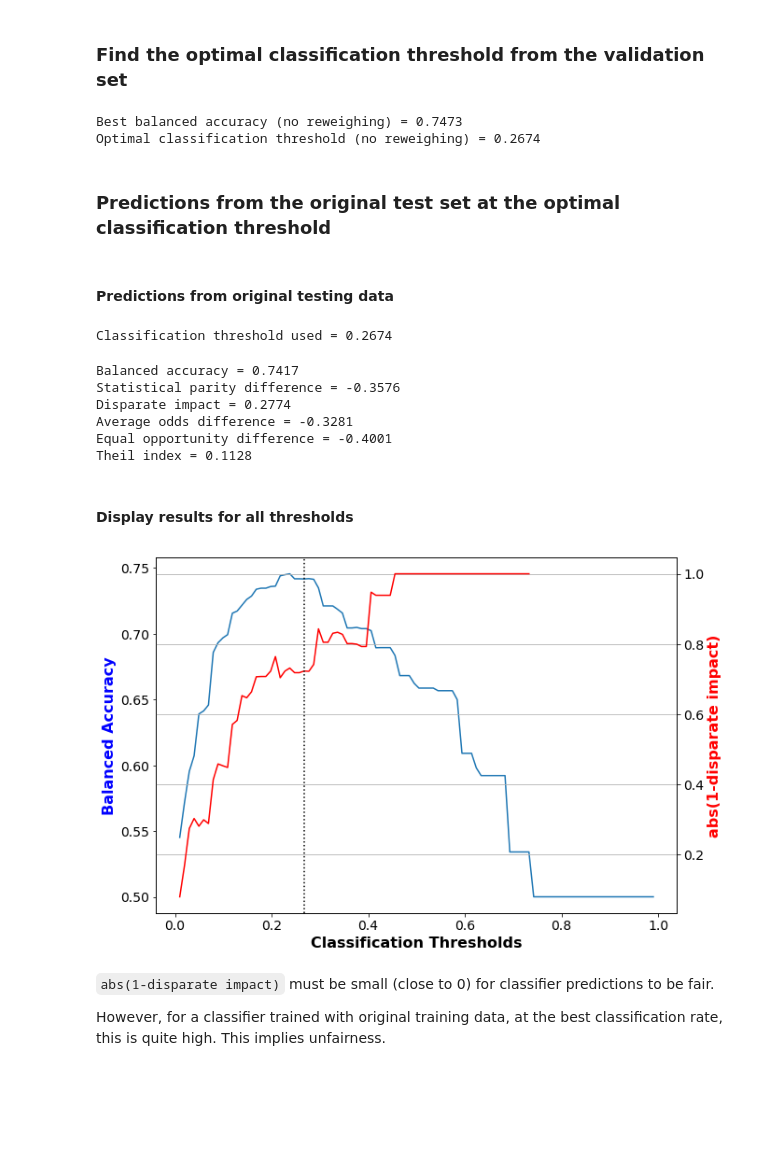
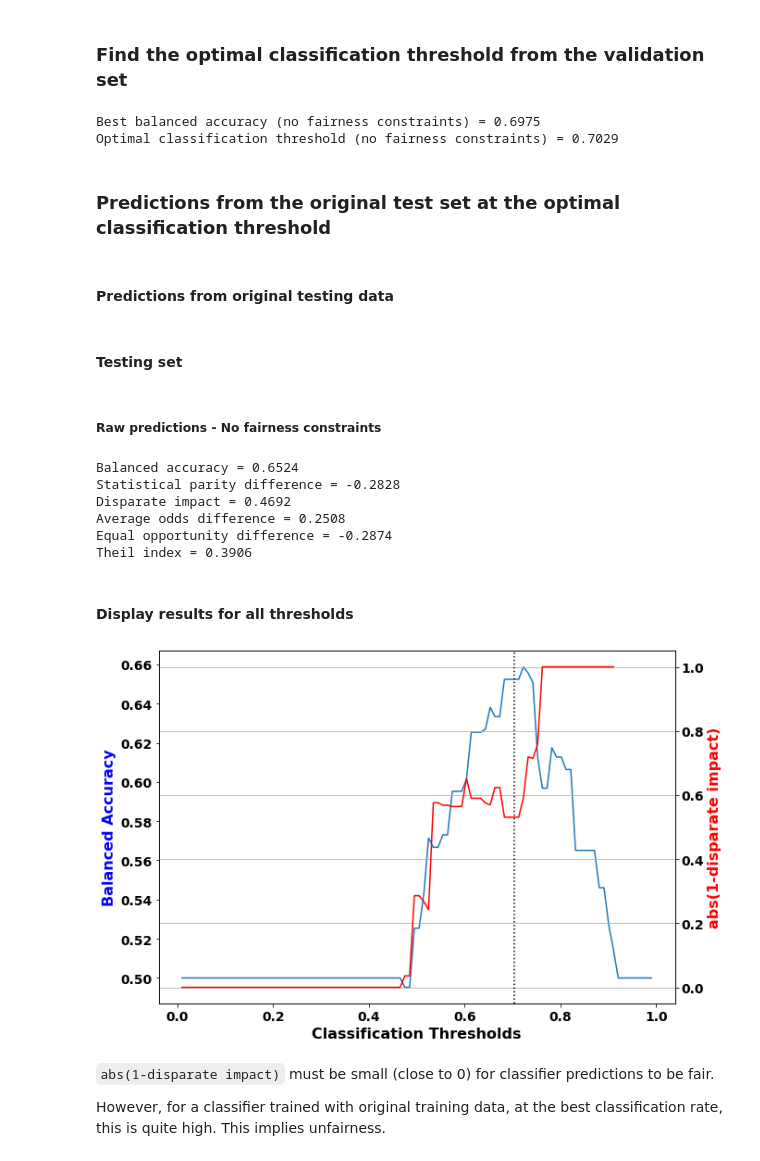
Before and after one commit to lindsey98/AIF360, a Jupyter notebook: examples/demo_reweighing_preproc.ipynb, the cells around one changed output. Cells and saved outputs as stored; diff of their text form; code cells hidden in the pictures; blank space fills up the shorter version.

Commit message:
add reweigh notebook

````diff
--- a/examples/demo_reweighing_preproc.ipynb
+++ b/examples/demo_reweighing_preproc.ipynb
@@ -27,8 +29,8 @@ from common_utils import compute_metrics
 #### Load dataset and set options
 # %%
 ## import dataset
-dataset_used = "adult" # "adult", "german", "compas"
-protected_attribute_used = 1 # 1, 2
+dataset_used = "german" # "adult", "german", "compas"
+protected_attribute_used = 2 # 1, 2
 
 
 if dataset_used == "adult":
@@ -147,7 +152,12 @@ X_train = scale_orig.fit_transform(dataset_orig_train.features)
 y_train = dataset_orig_train.labels.ravel()
 w_train = dataset_orig_train.instance_weights.ravel()
 
-lmod = LogisticRegression()
+
+algorithm = LogisticRegression()
+# algorithm = SVC(probability=True, random_state=1)
+# algorithm = RandomForestClassifier(random_state=0)
+
+lmod = algorithm
 lmod.fit(X_train, y_train,
          sample_weight=dataset_orig_train.instance_weights)
 y_train_pred = lmod.predict(X_train)
@@ -192,66 +202,78 @@ for idx, class_thresh in enumerate(class_thresh_arr):
 best_ind = np.where(ba_arr == np.max(ba_arr))[0][0]
 best_class_thresh = class_thresh_arr[best_ind]
 
-print("Best balanced accuracy (no reweighing) = %.4f" % np.max(ba_arr))
-print("Optimal classification threshold (no reweighing) = %.4f" % best_class_thresh)
+print("Best balanced accuracy (no fairness constraints) = %.4f" % np.max(ba_arr))
+print("Optimal classification threshold (no fairness constraints) = %.4f" % best_class_thresh)
 # %% [output]
-Best balanced accuracy (no reweighing) = 0.7473
-Optimal classification threshold (no reweighing) = 0.2674
+Best balanced accuracy (no fairness constraints) = 0.6975
+Optimal classification threshold (no fairness constraints) = 0.7029
 # %% [markdown]
 ### Predictions from the original test set at the optimal classification threshold
 # %%
 display(Markdown("#### Predictions from original testing data"))
+
 bal_acc_arr_orig = []
 disp_imp_arr_orig = []
 avg_odds_diff_arr_orig = []
+stats_par_diff_arr_orig = []
+eq_opt_diff_arr_orig = []
+theil_arr_orig = []
 
-print("Classification threshold used = %.4f" % best_class_thresh)
+display(Markdown("#### Testing set"))
+display(Markdown("##### Raw predictions - No fairness constraints"))
+
 for thresh in tqdm(class_thresh_arr):
-
-    if thresh == best_class_thresh:
-        disp = True
-    else:
-        disp = False
 
     fav_inds = dataset_orig_test_pred.scores > thresh
     dataset_orig_test_pred.labels[fav_inds] = dataset_orig_test_pred.favorable_label
     dataset_orig_test_pred.labels[~fav_inds] = dataset_orig_test_pred.unfavorable_label
 
+    if (thresh == best_class_thresh):
+        disp = True
+    else:
+        disp = False
+
     metric_test_bef = compute_metrics(dataset_orig_test, dataset_orig_test_pred,
-                                      unprivileged_groups, privileged_groups,
-                                      disp = disp)
+                                       unprivileged_groups, privileged_groups, disp=disp)
 
     bal_acc_arr_orig.append(metric_test_bef["Balanced accuracy"])
+    stats_par_diff_arr_orig.append(metric_test_bef["Statistical parity difference"])
+    disp_imp_arr_orig.append(metric_test_bef["Disparate impact"])
     avg_odds_diff_arr_orig.append(metric_test_bef["Average odds difference"])
-    disp_imp_arr_orig.append(metric_test_bef["Disparate impact"])
+    eq_opt_diff_arr_orig.append(metric_test_bef["Equal opportunity difference"])
+    theil_arr_orig.append(metric_test_bef["Theil index"])
 # %% [output]
 #### Predictions from original testing data
+#### Testing set
+##### Raw predictions - No fairness constraints
-Classification threshold used = 0.2674
+Balanced accuracy = 0.6524
+Statistical parity difference = -0.2828
+Disparate impact = 0.4692
+Average odds difference = 0.2508
+Equal opportunity difference = -0.2874
+Theil index = 0.3906
-Balanced accuracy = 0.7417
-Statistical parity difference = -0.3576
-Disparate impact = 0.2774
-Average odds difference = -0.3281
-Equal opportunity difference = -0.4001
-Theil index = 0.1128
 # %% [markdown]
 #### Display results for all thresholds
 # %%
 fig, ax1 = plt.subplots(figsize=(10,7))
 ax1.plot(class_thresh_arr, bal_acc_arr_orig)
 ax1.set_xlabel('Classification Thresholds', fontsize=16, fontweight='bold')
 ax1.set_ylabel('Balanced Accuracy', color='b', fontsize=16, fontweight='bold')
 ax1.xaxis.set_tick_params(labelsize=14)
 ax1.yaxis.set_tick_params(labelsize=14)
 
 
 ax2 = ax1.twinx()
 ax2.plot(class_thresh_arr, np.abs(1.0-np.array(disp_imp_arr_orig)), color='r')
 ax2.set_ylabel('abs(1-disparate impact)', color='r', fontsize=16, fontweight='bold')
-ax2.axvline(best_class_thresh, color='k', linestyle=':')
+ax2.axvline(np.array(class_thresh_arr)[best_ind],
+            color='k', linestyle=':')
 ax2.yaxis.set_tick_params(labelsize=14)
 ax2.grid(True)
+
+disp_imp_at_best_bal_acc_orig = np.abs(1.0-np.array(disp_imp_arr_orig))[best_ind]
 # %% [output]
-[figure, old version]
+[figure, new version]
 # %% [markdown]
 ```abs(1-disparate impact)``` must be small (close to 0) for classifier predictions to be fair.
 
````
Also changed, not shown: parts of 13 cells of this notebook.
